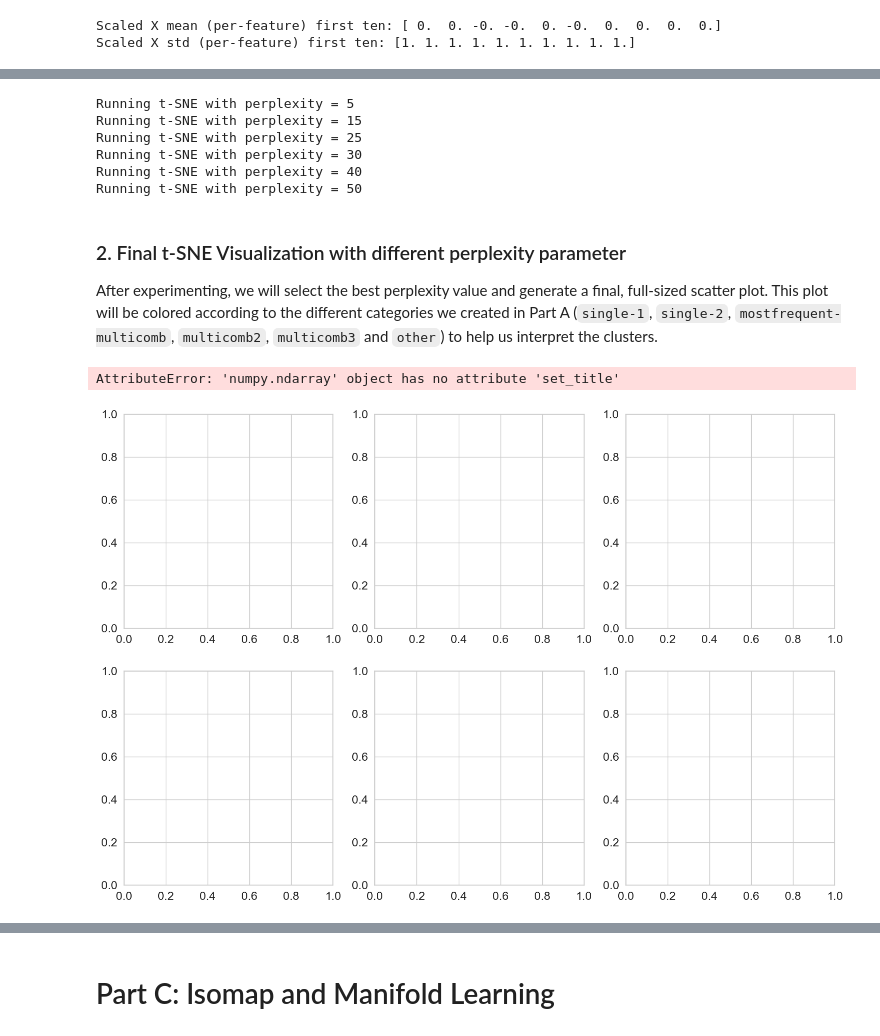
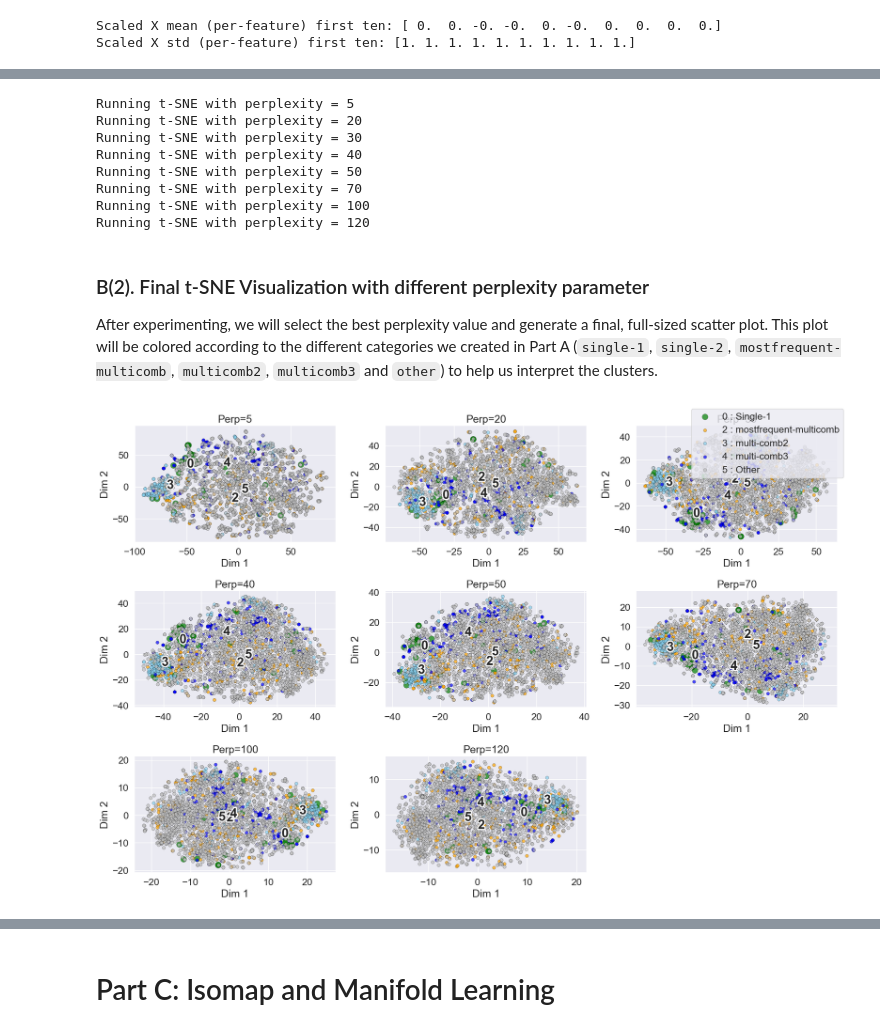
Before and after one commit to harshit-8118/assignment-5-harshit-8118, a Jupyter notebook: Assignment_5.ipynb, the cells around one changed output, grey strips where cells are left out. Cells and saved outputs as stored; diff of their text form; code cells hidden in the pictures.

```diff
--- a/Assignment_5.ipynb
+++ b/Assignment_5.ipynb
@@ -190,7 +229,6 @@ Single-1         32
 Category names mapping: {0: 'Single-1', 1: 'Single-2', 2: 'mostfrequent-multicomb', 3: 'multi-comb2', 4: 'multi-comb3', 5: 'Other'}
 # %%
 plt.figure(figsize=(12, 8))
-sns.set_style("whitegrid")
 
 ax = sns.barplot(
     x=range(1, 15),
@@ -270,31 +308,29 @@ As instructed, we will experiment with several perplexity values in range [`5`,
 # %%
-def run_tsne(X, perplexity=30, random_state=63):
-    tsne = TSNE(n_components=2, perplexity=perplexity, random_state=random_state, init='pca', learning_rate='auto')
+def run_tsne(X, perplexity=30, random_state=42):
+    tsne = TSNE(n_components=2, perplexity=perplexity, random_state=random_state, init='pca')
     Z = tsne.fit_transform(X)
     return Z
 
 
-perps = [5, 15, 25, 30, 40, 50]
+perps = [5, 20, 30, 40, 50, 70, 100, 120]
 tsne_results = {}
 for p in perps:
     print('Running t-SNE with perplexity =', p)
     tsne_results[p] = run_tsne(X_scaled, perplexity=p)
 # %% [output]
 Running t-SNE with perplexity = 5
-Running t-SNE with perplexity = 15
-Running t-SNE with perplexity = 25
+Running t-SNE with perplexity = 20
 Running t-SNE with perplexity = 30
 Running t-SNE with perplexity = 40
 Running t-SNE with perplexity = 50
+Running t-SNE with perplexity = 70
+Running t-SNE with perplexity = 100
+Running t-SNE with perplexity = 120
 # %% [markdown]
-### 2. Final t-SNE Visualization with different perplexity parameter
+### B(2). Final t-SNE Visualization with different perplexity parameter
 
 After experimenting, we will select the best perplexity value and generate a final, full-sized scatter plot. This plot will be colored according to the different categories we created in Part A (`single-1`, `single-2`, `mostfrequent-multicomb`, `multicomb2`, `multicomb3` and `other`) to help us interpret the clusters.
 # %%
-from scipy.spatial import ConvexHull
-import matplotlib.patheffects as PathEffects
-import matplotlib.pyplot as plt
-import numpy as np
 fixed_colors = {0: "green", # Single-label
                 1: "red", # (if another single exists, or unused in your case)
                 2: "orange", # Multi-label (most frequent combo)
@@ -354,7 +390,6 @@ def plot_2d_subplots(results_dict, categories, cat_names,
     """
     Plot multiple 2D embeddings in a grid with convex hulls.
     """
-    import math
     n = len(results_dict)
     nrows = math.ceil(n / ncols)
 
@@ -376,35 +411,31 @@ def plot_2d_subplots(results_dict, categories, cat_names,
             txt = ax.text(xtext, ytext, str(c),
                         fontsize=22, weight='bold',
                         ha='center', va='center')
             txt.set_path_effects([
                 PathEffects.Stroke(linewidth=4, foreground="w"),
                 PathEffects.Normal()])
 
         ax.set_title(str(label))
         ax.set_xlabel("Dim 1")
         ax.set_ylabel("Dim 2")
 
     # Hide unused subplots if any
     for ax in axes.flat[n:]:
         ax.set_visible(False)
 
     # Shared legend
     handles, labels = axes.flat[0].get_legend_handles_labels()
     fig.legend(handles, labels, loc="upper right")
 
     plt.tight_layout()
     plt.show()
 
 
 # Side-by-side plots with fixed colors
 plot_2d_subplots(
     {f"Perp={p}": tsne_results[p] for p in perps},
     cat, cat_names,
     ncols=3, figsize=(18,12), fixed_colors=fixed_colors
 );
-
-scatter(tsne_results[30], cat, cat_names,
-               title="t-SNE (perplexity=30)", fixed_colors=fixed_colors);
 # %% [output]
-AttributeError: 'numpy.ndarray' object has no attribute 'set_title'
-[figure, old version]
+[figure, new version]
```
Also changed, not shown: parts of 22 cells of this notebook, 3 other files.
